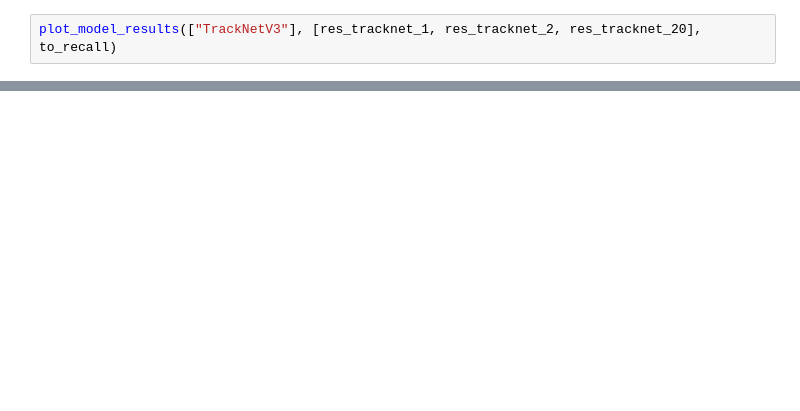
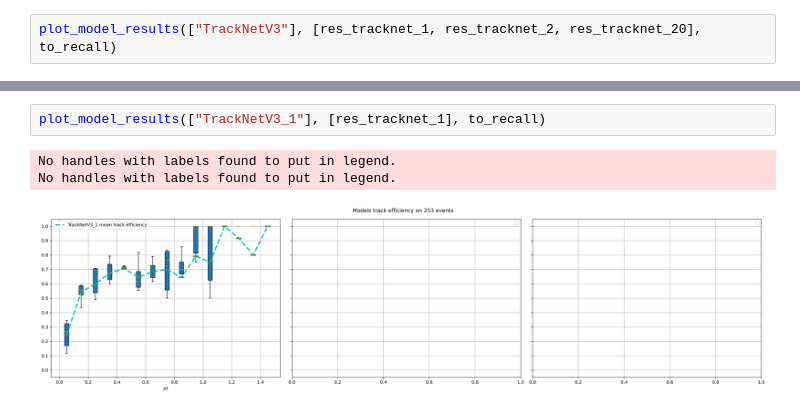
Before and after one commit to t3hseus/ariadne, a Jupyter notebook: notebooks/tracknet_preds_analyze_cut.ipynb, the cells around one changed output, grey strips where cells are left out. Saved outputs shown, nothing was run; the diff lists cells and outputs as text; blank space fills up the shorter version.

```diff
--- a/notebooks/tracknet_preds_analyze_cut.ipynb
+++ b/notebooks/tracknet_preds_analyze_cut.ipynb
@@ -1357,0 +1379,6 @@ plot_model_results(["TrackNetV3_1", "TrackNetV3_2"], [res_tracknet_1, res_trackn
+# %%
+plot_model_results(["TrackNetV3_1"], [res_tracknet_1], to_recall)
+# %% [output]
+No handles with labels found to put in legend.
+No handles with labels found to put in legend.
+[figure, added]
```
Also changed, not shown: parts of 14 cells of this notebook.
